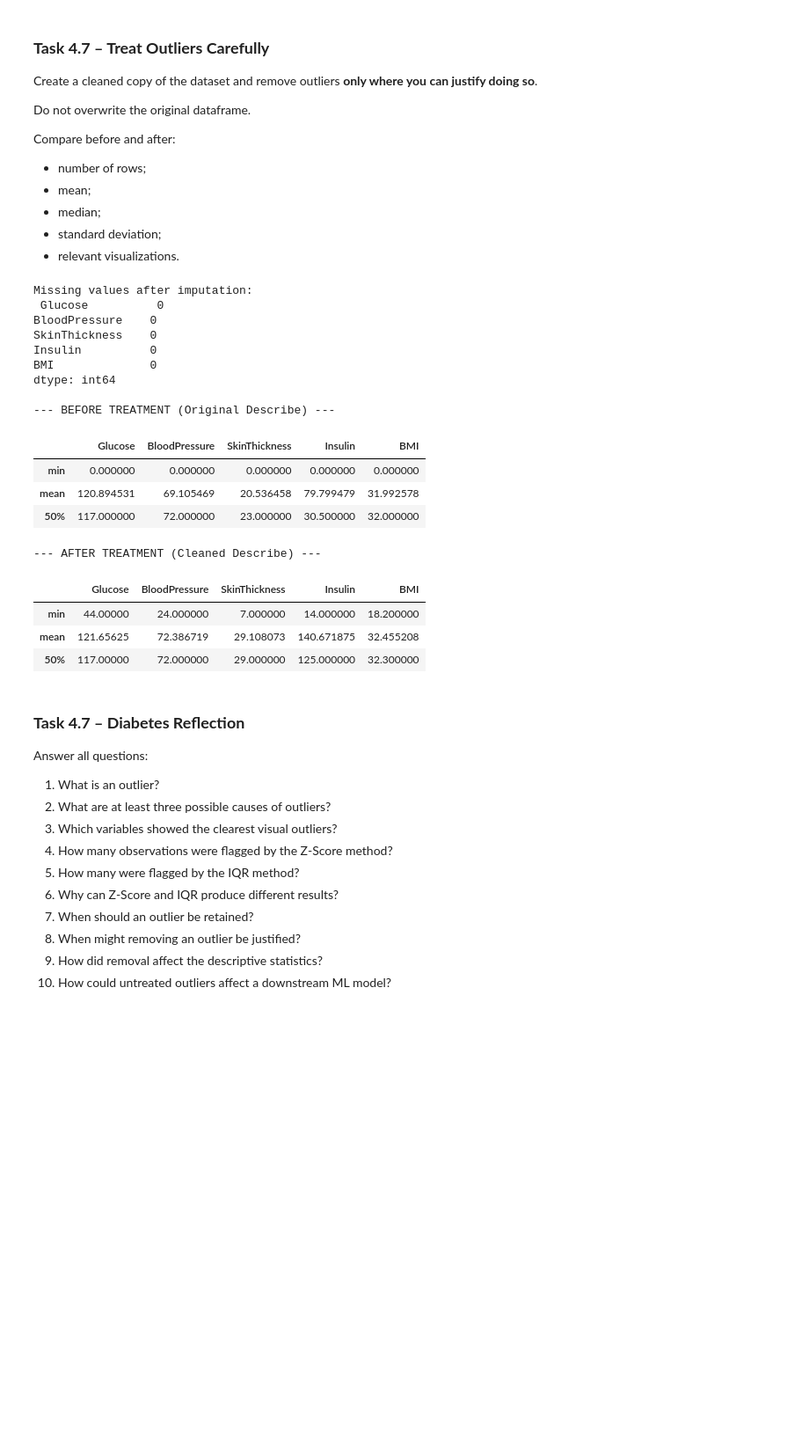
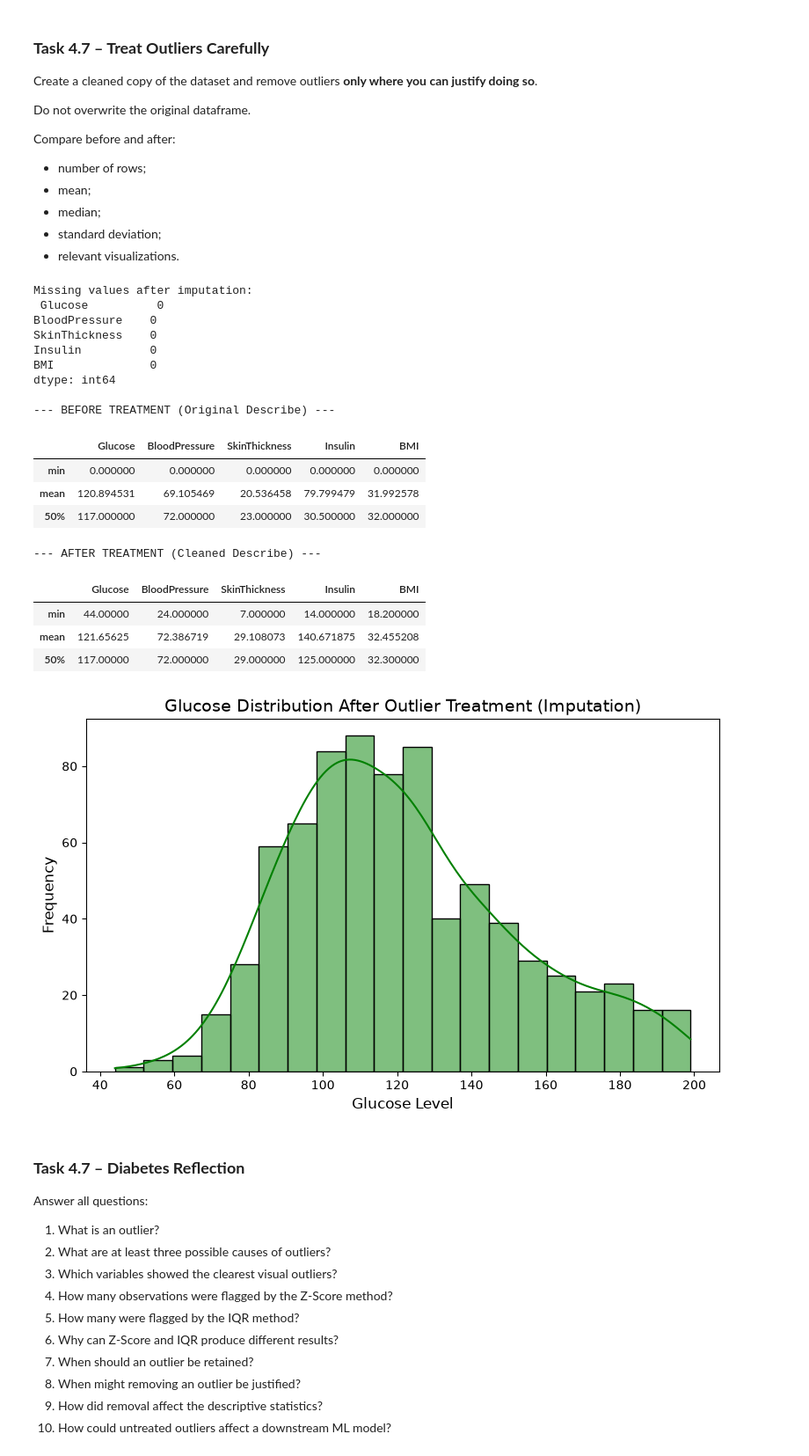
Before and after one commit to ricardo-mohammed/cleaning-imputation-outliers, a Jupyter notebook: notebooks/week5Lab_Students.ipynb, the cells around one changed output. Shown at 88% size. Drawn from its saved outputs; the diff is of its cells as text; code cells hidden in the pictures; blank space fills up the shorter version.

Commit message:
Added histogram to Task 4.7

```diff
--- a/notebooks/week5Lab_Students.ipynb
+++ b/notebooks/week5Lab_Students.ipynb
@@ -1500,7 +1500,7 @@ Compare before and after:
 - standard deviation;
 - relevant visualizations.
 # %%
-# Task 4.6 – Outlier Treatment (Handling Invalid Zeros)
+# Task 4.7 – Outlier Treatment (Handling Invalid Zeros)
 diabetes_clean = diabetes.drop(columns=['Glucose_Z']).copy() # Drop the helper column
 cols_to_impute = ['Glucose', 'BloodPressure', 'SkinThickness', 'Insulin', 'BMI']
 
@@ -1509,33 +1509,44 @@ diabetes_clean[cols_to_impute] = diabetes_clean[cols_to_impute].replace(0, np.na
 
 # 2. Impute missing values with the median (robust to skew)
 from sklearn.impute import SimpleImputer
 imputer = SimpleImputer(strategy='median')
 diabetes_clean[cols_to_impute] = imputer.fit_transform(diabetes_clean[cols_to_impute])
 
 print("Missing values after imputation:\n", diabetes_clean[cols_to_impute].isnull().sum())
 print("\n--- BEFORE TREATMENT (Original Describe) ---")
 display(diabetes[cols_to_impute].describe().loc[['min', 'mean', '50%']])
 print("\n--- AFTER TREATMENT (Cleaned Describe) ---")
 display(diabetes_clean[cols_to_impute].describe().loc[['min', 'mean', '50%']])
+
+
+# 3. Recreate visualization to show the effect of treatment
+fig, ax = plt.subplots(figsize=(8, 5))
+sns.histplot(diabetes_clean['Glucose'], bins=20, kde=True, ax=ax, color='green')
+ax.set_title('Glucose Distribution After Outlier Treatment (Imputation)', fontsize=14)
+ax.set_xlabel('Glucose Level', fontsize=12)
+ax.set_ylabel('Frequency', fontsize=12)
+plt.tight_layout()
+plt.show()
 # %% [output]
 Missing values after imputation:
  Glucose          0
 BloodPressure    0
 SkinThickness    0
 Insulin          0
 BMI              0
 dtype: int64
 
 --- BEFORE TREATMENT (Original Describe) ---
 |  | Glucose | BloodPressure | SkinThickness | Insulin | BMI |
 | min | 0.000000 | 0.000000 | 0.000000 | 0.000000 | 0.000000 |
 | mean | 120.894531 | 69.105469 | 20.536458 | 79.799479 | 31.992578 |
 | 50% | 117.000000 | 72.000000 | 23.000000 | 30.500000 | 32.000000 |
 --- AFTER TREATMENT (Cleaned Describe) ---
 |  | Glucose | BloodPressure | SkinThickness | Insulin | BMI |
 | min | 44.00000 | 24.000000 | 7.000000 | 14.000000 | 18.200000 |
 | mean | 121.65625 | 72.386719 | 29.108073 | 140.671875 | 32.455208 |
 | 50% | 117.00000 | 72.000000 | 29.000000 | 125.000000 | 32.300000 |
+[figure, added]
 # %% [markdown]
 ### **Task 4.7 – Diabetes Reflection**
 
```
Also changed, not shown: parts of 1 cell of this notebook.
